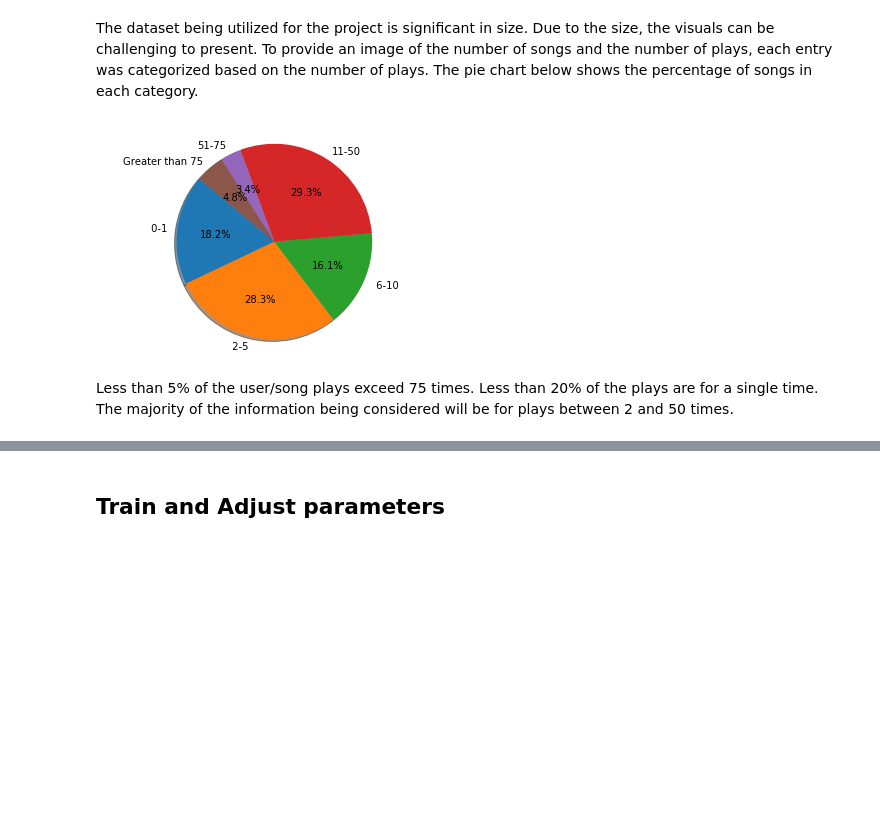
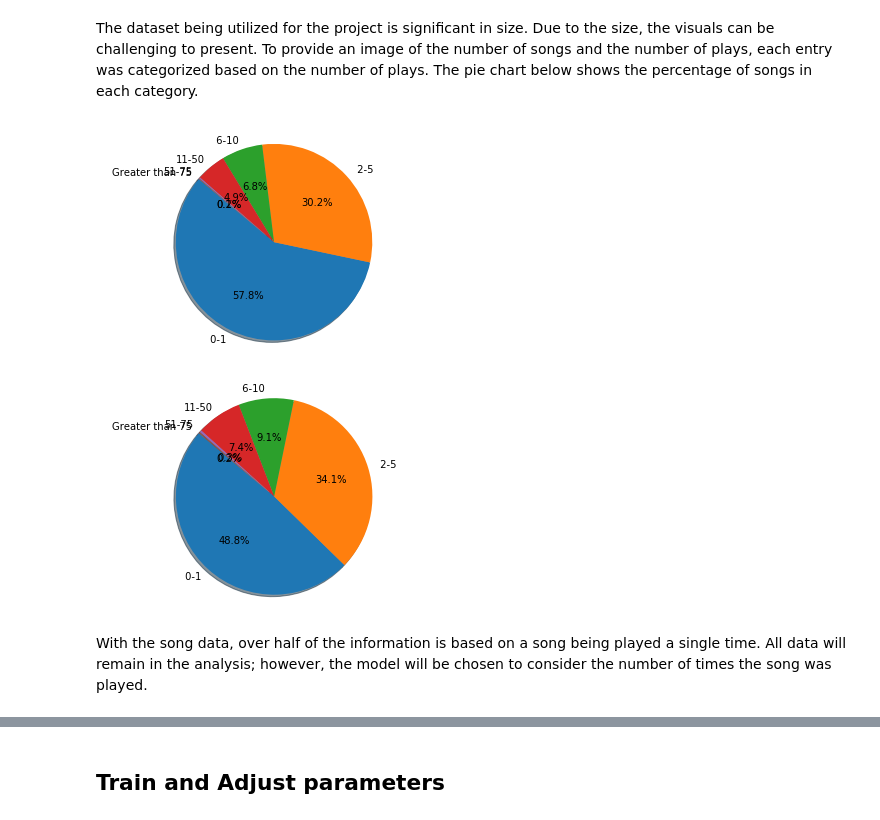
Before and after one commit to kjprice/SMU-data-mining, a Jupyter notebook: python_notebooks/Project 3.ipynb, the cells around one changed output, grey strips where cells are left out. Drawn from its saved outputs; the diff is of its cells as text; code cells hidden in the pictures; blank space fills up the shorter version.

Commit message:
added train and test to proj 3
also added some analysis and comments

```diff
--- a/python_notebooks/Project 3.ipynb
+++ b/python_notebooks/Project 3.ipynb
@@ -125,34 +133,46 @@ def f(row):
     if row['plays'] <= 1:
         val = ' 0-1'
     elif row['plays'] <= 5:
         val = ' 2-5'
     elif row['plays'] <= 10:
         val =  ' 6-10'
     elif row['plays'] <= 50:
         val =  '11-50'
     elif row['plays'] <= 75:
         val =  '51-75'
     elif row['plays'] >75:
         val =  'Greater than 75'
     return val
 
 #Apply the category function
 new_df['category'] = new_df.apply(f, axis=1)
 
 #Confirm the new category added
 new_df.head()
 
 #Group by categories
 
-pie_chart = new_df.groupby(by=['category'])[['plays']].sum().reset_index()
+pie_chart = new_df.groupby(by=['category'])[['plays']].count().reset_index()
 
 pie_chart.head()
 
 #Plot
 plt.pie(pie_chart['plays'], labels=pie_chart['category'], autopct='%1.1f%%', shadow=True, startangle=140)
 plt.axis('equal')
 plt.show()
 # %% [output]
-[figure, old version]
+[figure, new version]
-# %% [markdown]
-Less than 5% of the user/song plays exceed 75 times.  Less than 20% of the plays are for a single time.   The majority of the information being considered will be for plays between 2 and 50 times.
+# %%
+#Apply the category function
+df_artist['category'] = df_artist.apply(f, axis=1)
+
+art_pc = df_artist.groupby(by=['category'])[['plays']].count().reset_index()
+art_pc.head()
+
+plt.pie(art_pc['plays'], labels=art_pc['category'], autopct='%1.1f%%', shadow=True, startangle=140)
+plt.axis('equal')
+plt.show()
+# %% [output]
+[figure, added]
+# %% [markdown]
+With the song data, over half of the information is based on a song being played a single time.  All data will remain in the analysis; however, the model will be chosen to consider the number of times the song was played.
```
Also changed, not shown: parts of 22 cells of this notebook, 1 other file.
